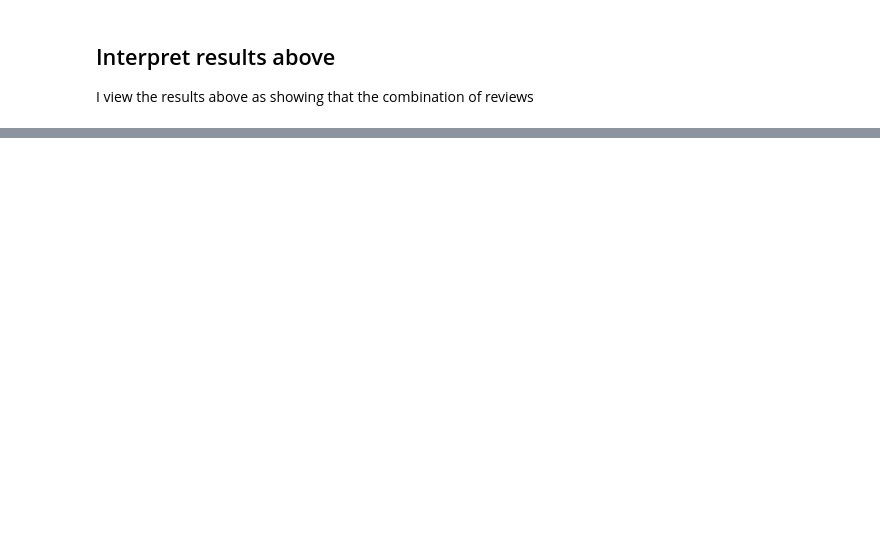
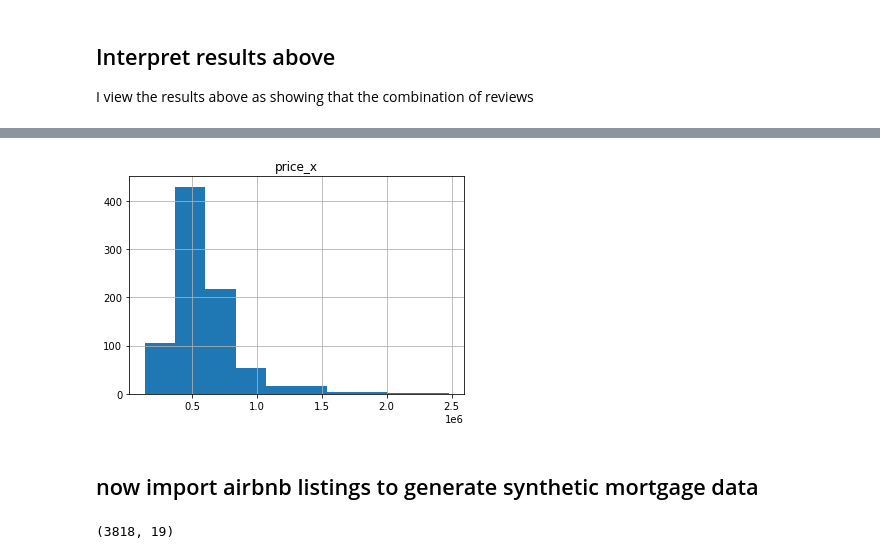
Before and after one commit to DanlBradley/AirBNB-Profit-Predictor, a Jupyter notebook: student.ipynb, the cells around one changed output, grey strips where cells are left out. Cells and saved outputs as stored; diff of their text form; code cells hidden in the pictures; blank space fills up the shorter version.

```diff
--- a/student.ipynb
+++ b/student.ipynb
@@ -195,0 +280,4 @@ See the caveats in the documentation: https://pandas.pydata.org/pandas-docs/stab
+# %%
+airbnb_training_set.hist('price_x');
+# %% [output]
+[figure, added]
@@ -195,0 +299,2 @@ See the caveats in the documentation: https://pandas.pydata.org/pandas-docs/stab
+# %% [markdown]
+## now import airbnb listings to generate synthetic mortgage data
@@ -195,0 +324,4 @@ See the caveats in the documentation: https://pandas.pydata.org/pandas-docs/stab
+# %%
+synthetic_mortgages_df.shape
+# %% [output]
+(3818, 19)
```
Also changed, not shown: parts of 40 cells of this notebook, 2 other files.
